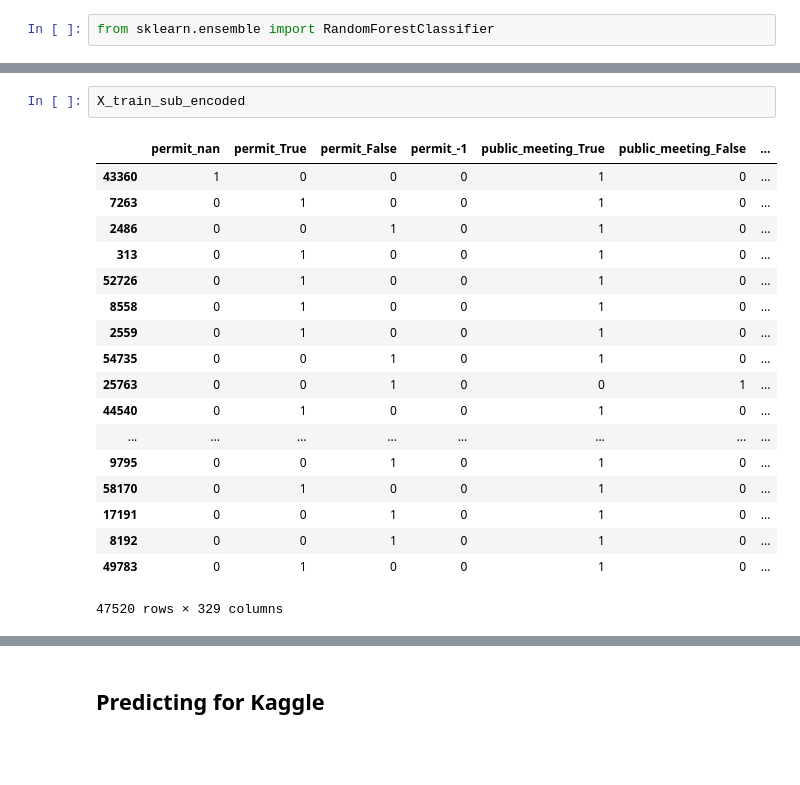
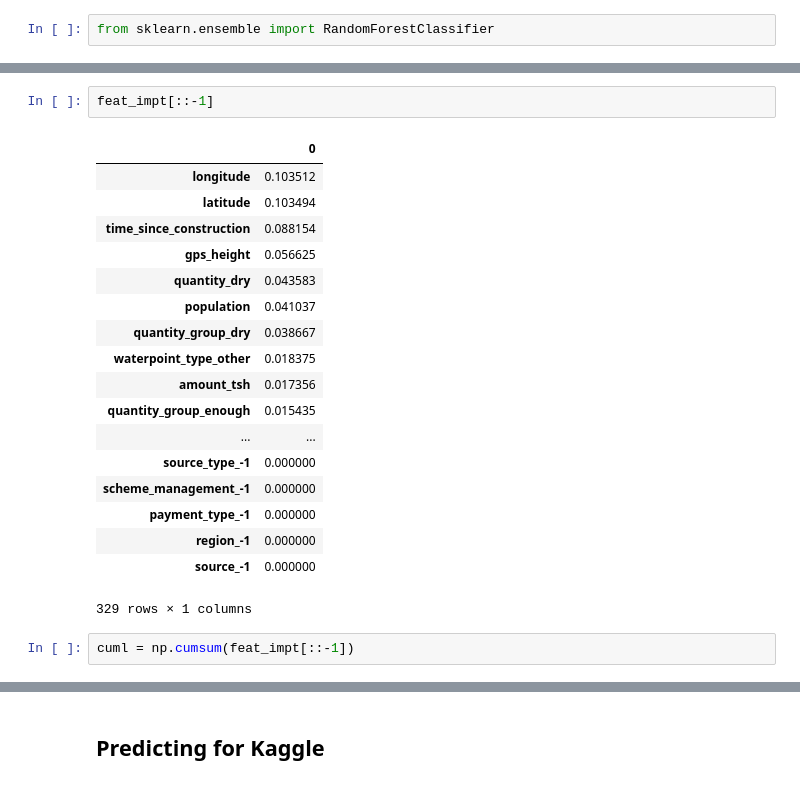
Before and after one commit to LambdaSchool/DS-Unit-2-Classification-1, a Jupyter notebook: module1-logistic-regression/kaggle_class_comp.ipynb, the cells around one changed output, grey strips where cells are left out. Cells and saved outputs as stored; diff of their text form; blank space fills up the shorter version.

```diff
--- a/module1-logistic-regression/kaggle_class_comp.ipynb
+++ b/module1-logistic-regression/kaggle_class_comp.ipynb
@@ -283,21 +301,23 @@ Length: 329, dtype: float64
-# %%
-X_train_sub_encoded
-# %% [output]
-|  | permit_nan | permit_True | permit_False | permit_-1 | public_meeting_True | public_meeting_False | ... |
-| 43360 | 1 | 0 | 0 | 0 | 1 | 0 | ... |
-| 7263 | 0 | 1 | 0 | 0 | 1 | 0 | ... |
-| 2486 | 0 | 0 | 1 | 0 | 1 | 0 | ... |
-| 313 | 0 | 1 | 0 | 0 | 1 | 0 | ... |
-| 52726 | 0 | 1 | 0 | 0 | 1 | 0 | ... |
-| 8558 | 0 | 1 | 0 | 0 | 1 | 0 | ... |
-| 2559 | 0 | 1 | 0 | 0 | 1 | 0 | ... |
-| 54735 | 0 | 0 | 1 | 0 | 1 | 0 | ... |
-| 25763 | 0 | 0 | 1 | 0 | 0 | 1 | ... |
-| 44540 | 0 | 1 | 0 | 0 | 1 | 0 | ... |
-| ... | ... | ... | ... | ... | ... | ... | ... |
-| 9795 | 0 | 0 | 1 | 0 | 1 | 0 | ... |
-| 58170 | 0 | 1 | 0 | 0 | 1 | 0 | ... |
-| 17191 | 0 | 0 | 1 | 0 | 1 | 0 | ... |
-| 8192 | 0 | 0 | 1 | 0 | 1 | 0 | ... |
-| 49783 | 0 | 1 | 0 | 0 | 1 | 0 | ... |
-47520 rows × 329 columns
+# %%
+feat_impt[::-1]
+# %% [output]
+|  | 0 |
+| longitude | 0.103512 |
+| latitude | 0.103494 |
+| time_since_construction | 0.088154 |
+| gps_height | 0.056625 |
+| quantity_dry | 0.043583 |
+| population | 0.041037 |
+| quantity_group_dry | 0.038667 |
+| waterpoint_type_other | 0.018375 |
+| amount_tsh | 0.017356 |
+| quantity_group_enough | 0.015435 |
+| ... | ... |
+| source_type_-1 | 0.000000 |
+| scheme_management_-1 | 0.000000 |
+| payment_type_-1 | 0.000000 |
+| region_-1 | 0.000000 |
+| source_-1 | 0.000000 |
+329 rows × 1 columns
+# %%
+cuml = np.cumsum(feat_impt[::-1])
```
Also changed, not shown: parts of 56 cells of this notebook.
